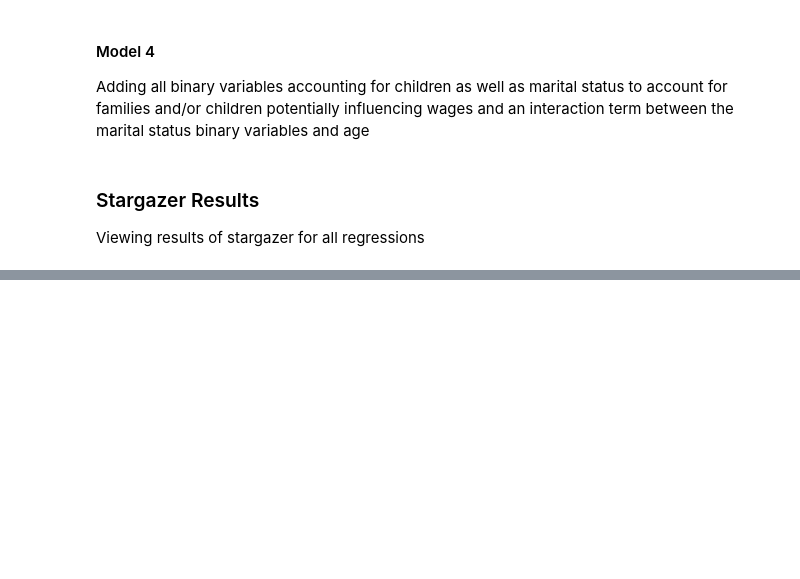
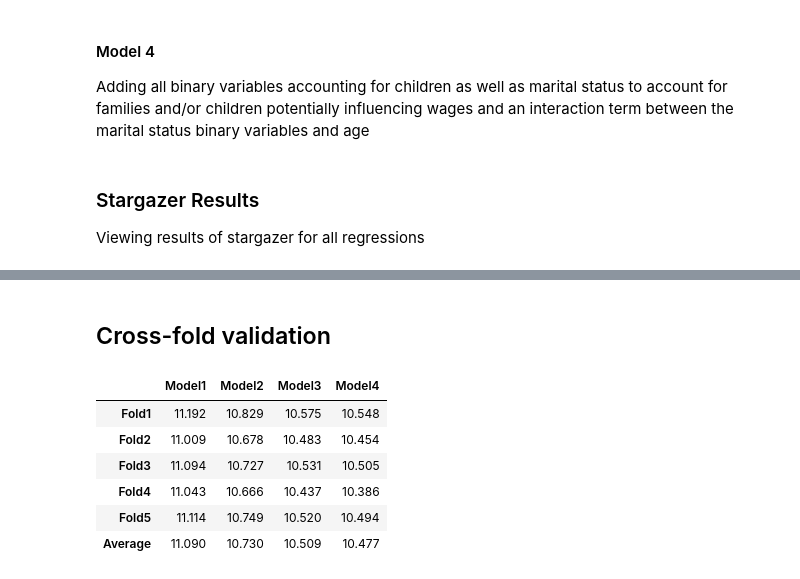
Before and after one commit to nxfern/DA3_Assignment_1, a Jupyter notebook: DA3_Assignment_1_NF.ipynb, the cells around one changed output, grey strips where cells are left out. Cells and saved outputs as stored; diff of their text form; code cells hidden in the pictures; blank space fills up the shorter version.

Commit message:
Added Cross-fold Validation and inference

```diff
--- a/DA3_Assignment_1_NF.ipynb
+++ b/DA3_Assignment_1_NF.ipynb
@@ -62,6 +62,9 @@ memory usage: 647.8+ KB
 # %% [markdown]
 ## Feature Engineering
 Examination of data and creation of binary/dummy variables and/or transforming data
+# %%
+# Adding 'Missing' to ethnic column to prevent observations being lost to 'null' for regression analysis
+rnurses['ethnic'] = rnurses['ethnic'].fillna('Missing')
 # %%
 # Creating hourly wage variable, and quadratic variable for age
 rnurses['hrwage'] = rnurses['earnwke'] / rnurses['uhours']
@@ -349,0 +357,8 @@ sg
+# %% [markdown]
+## Cross-fold validation
+# %%
+# Importing library for predictive analysis
+from sklearn.model_selection import KFold
+
+# Making 5 folds
+k = KFold(n_splits=5, shuffle=True, random_state=True) # Setting a random state for cross-fold validation
@@ -349,0 +404,31 @@ sg
+# %%
+# Running folds for each model
+
+# Model 1
+cv1 = cv_reg('hrwage~age+agesq+female', rnurses_iqr, k, 'HC1')
+
+# Model 2
+cv2 = cv_reg('hrwage~age+agesq+female+no_degree+associate+higher_edu', rnurses_iqr, k, 'HC1')
+
+# Model 3
+cv3 = cv_reg('hrwage~age+agesq+female+no_degree+associate+higher_edu+black+asian+unionmme+unionmme*age+female*age', rnurses_iqr, k, 'HC1')
+
+# Model 4
+cv4 = cv_reg('hrwage~age+agesq+female+no_degree+associate+higher_edu+black+asian+unionmme+unionmme*age+\
+              female*age+one_child+two_child+three_plus_child+never_married+now_single+never_married*age+now_single*age', rnurses_iqr, k, 'HC1')
+# %%
+# Viewing results of cross-fold validation
+
+# Creating list of cross validations
+cv_list = [cv1, cv2, cv3, cv4]
+
+# Displaying list
+summarize_cv(cv_list)
+# %% [output]
+|  | Model1 | Model2 | Model3 | Model4 |
+| Fold1 | 11.192 | 10.829 | 10.575 | 10.548 |
+| Fold2 | 11.009 | 10.678 | 10.483 | 10.454 |
+| Fold3 | 11.094 | 10.727 | 10.531 | 10.505 |
+| Fold4 | 11.043 | 10.666 | 10.437 | 10.386 |
+| Fold5 | 11.114 | 10.749 | 10.520 | 10.494 |
+| Average | 11.090 | 10.730 | 10.509 | 10.477 |
```
Also changed, not shown: parts of 8 cells of this notebook.
